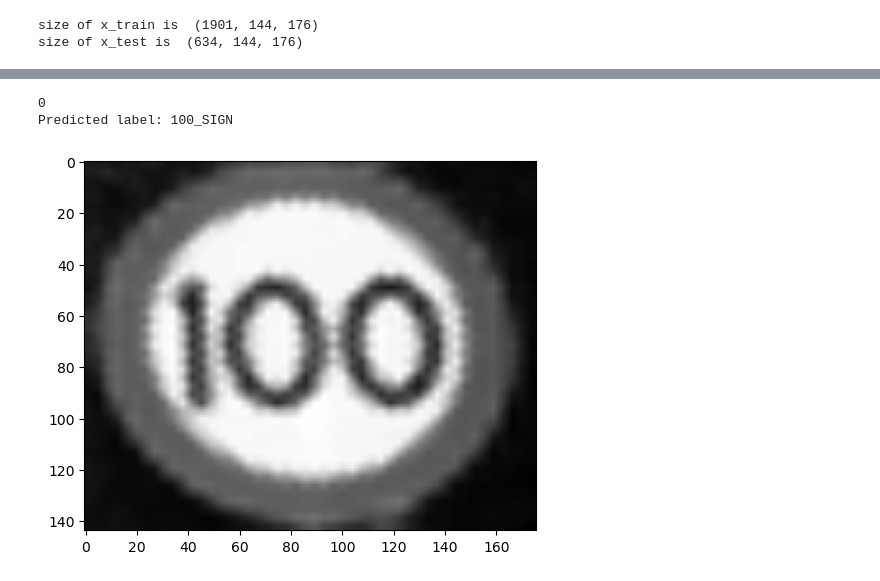
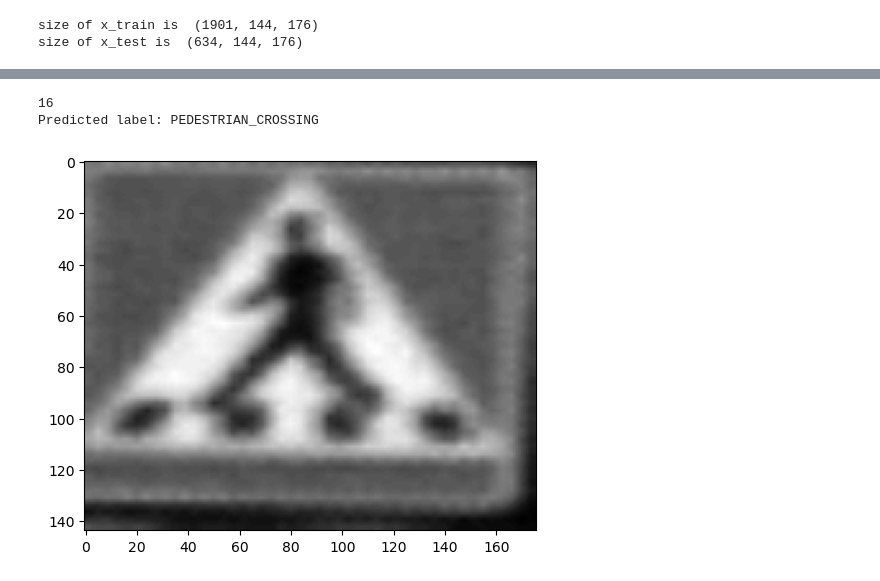
Before and after one commit to Pooriyasmd/IoT-final-project, a Jupyter notebook: Final_project_ver1.3.ipynb, the cells around one changed output, grey strips where cells are left out. Cells and saved outputs as stored; diff of their text form; code cells hidden in the pictures.

```diff
--- a/Final_project_ver1.3.ipynb
+++ b/Final_project_ver1.3.ipynb
@@ -67,10 +77,9 @@ model = Sequential([
     MaxPool2D((2, 2)),
     Conv2D(2, (2,2), activation='relu'),
     MaxPool2D((2, 2)),
-    Conv2D(2, (2,2), activation='relu'),
-    MaxPool2D((2, 2)),
+    Dropout(0.5),
     Flatten(),
-    Dense(300, activation='relu', name = 'dense_1'),
+    Dense(500, activation='relu', name = 'dense_1'),
     Dense(20, activation='softmax', name = 'dense_2') # probability
 ])
 
@@ -99,7 +108,7 @@ _________________________________________________________________
 model.compile(optimizer='adam', loss='sparse_categorical_crossentropy', metrics=['accuracy'])
 
 # fit the model
-history = model.fit(x_train, y_train, epochs=20, batch_size=10, verbose=2, validation_split=0.2)
+history = model.fit(x_train, y_train, validation_data=(x_val, y_val), epochs=20, batch_size=10, verbose=2)
 loss, accuracy = model.evaluate(x_test, y_test, verbose=0)
 print(f'Accuracy: {accuracy*100}')
 # %% [output]
@@ -123,14 +132,14 @@ Accuracy: 74.29022192955017
 # %%
 # input an image from x_val to test if the model works fine
-image_index = 72
+image_index = 73
 plt.imshow(np.squeeze(x_val[image_index]), cmap='gray')
 # make a prediction
 yhat = model.predict([np.expand_dims(x_val[image_index], axis=0)], verbose = 0)
 result = np.argmax(yhat)
 print(result)
 value = result_y_Dict.get(result)
 print('Predicted label: {}'.format(value))
 # %% [output]
-0
-Predicted label: 100_SIGN
+16
+Predicted label: PEDESTRIAN_CROSSING
-[figure, old version]
+[figure, new version]
```
Also changed, not shown: parts of 6 cells of this notebook, 1 other file.
